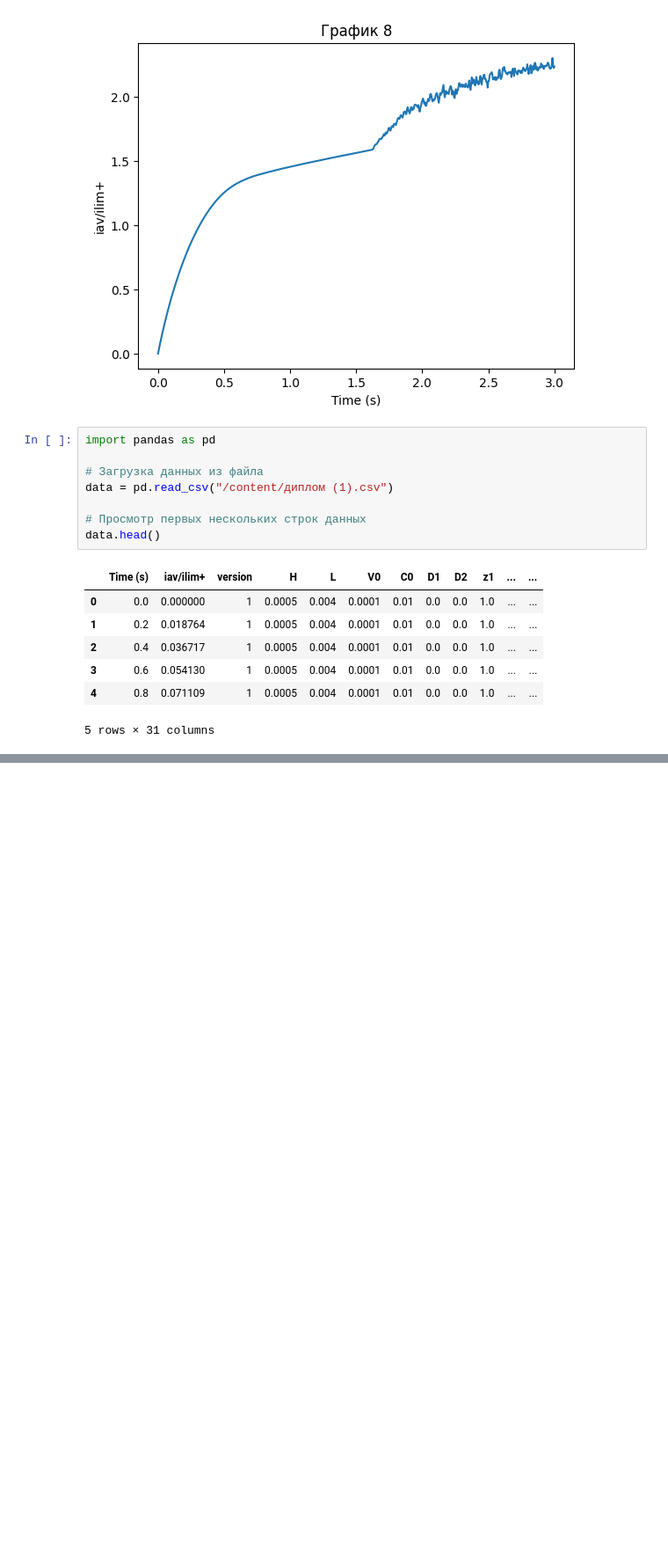
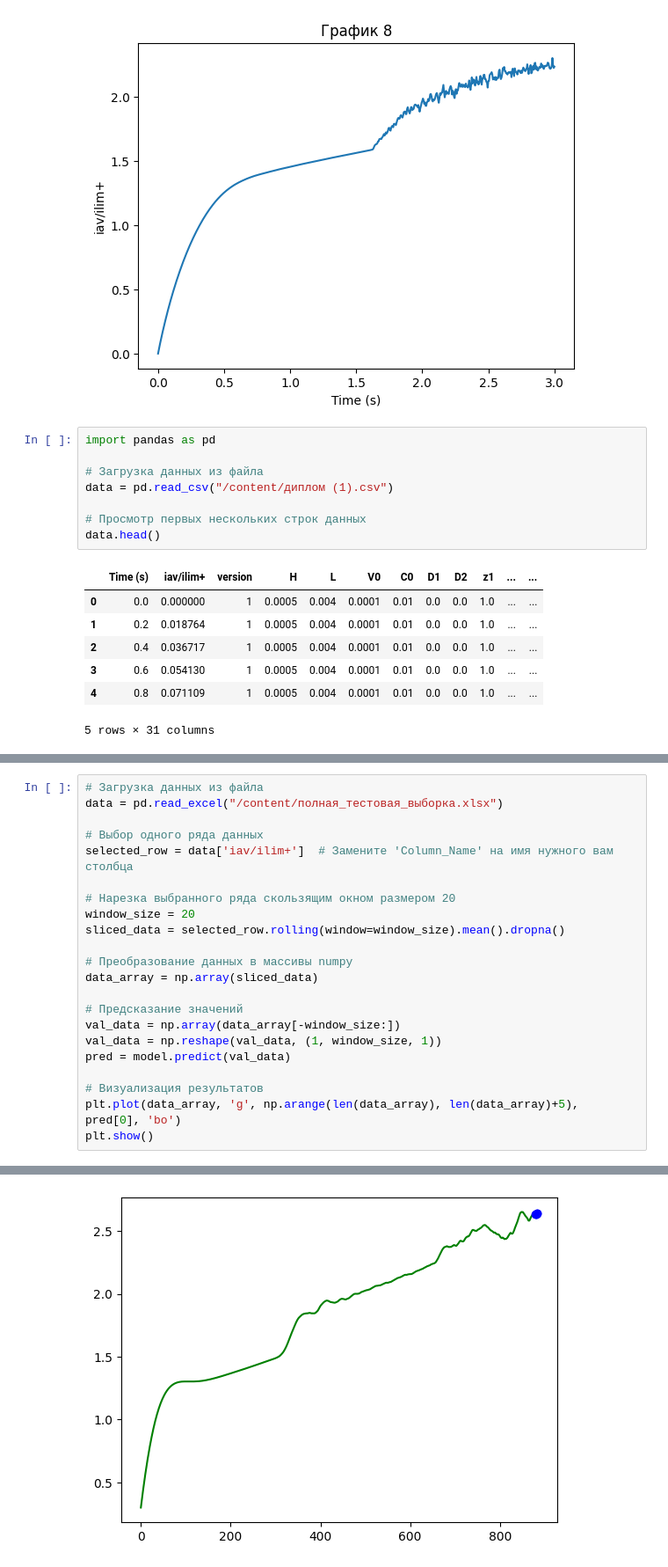
Before and after one commit to DiKachura/machine_learning, a Jupyter notebook: вах_тестовый_вариант.ipynb, the cells around one changed output, grey strips where cells are left out. Shown at 88% size. Saved outputs shown, nothing was run; the diff lists cells and outputs as text; blank space fills up the shorter version.

```diff
--- a/вах_тестовый_вариант.ipynb
+++ b/вах_тестовый_вариант.ipynb
@@ -309,0 +166,23 @@ ValueError: X has 31 features, but MinMaxScaler is expecting 25 features as inpu
+# %%
+# Загрузка данных из файла
+data = pd.read_excel("/content/полная_тестовая_выборка.xlsx")
+
+# Выбор одного ряда данных
+selected_row = data['iav/ilim+']  # Замените 'Column_Name' на имя нужного вам столбца
+
+# Нарезка выбранного ряда скользящим окном размером 20
+window_size = 20
+sliced_data = selected_row.rolling(window=window_size).mean().dropna()
+
+# Преобразование данных в массивы numpy
+data_array = np.array(sliced_data)
+
+# Предсказание значений
+val_data = np.array(data_array[-window_size:])
+val_data = np.reshape(val_data, (1, window_size, 1))
+pred = model.predict(val_data)
+
+# Визуализация результатов
+plt.plot(data_array, 'g', np.arange(len(data_array), len(data_array)+5), pred[0], 'bo')
+plt.show()
+# %% [output]
@@ -309,0 +190 @@ ValueError: X has 31 features, but MinMaxScaler is expecting 25 features as inpu
+[figure, added]
```
Also changed, not shown: parts of 19 cells of this notebook.
